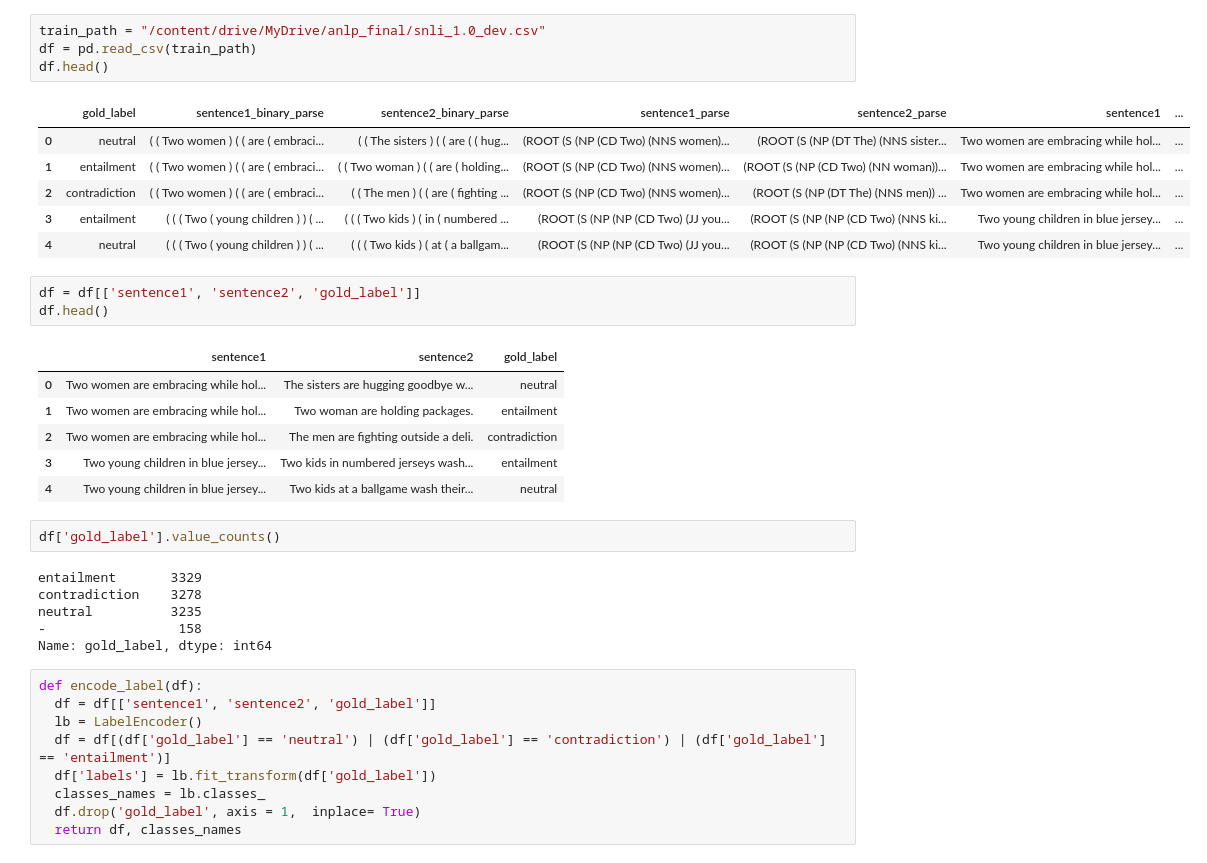
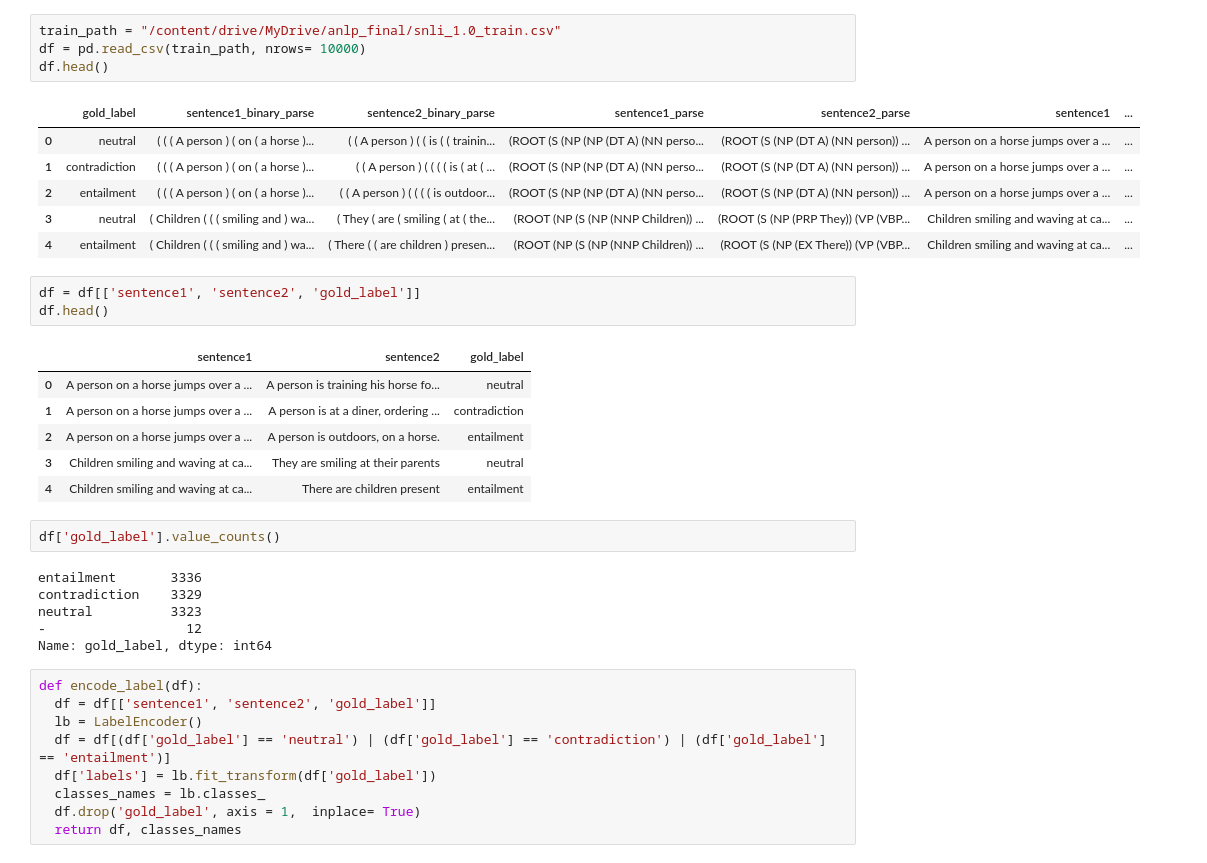
Before and after one commit to dropbear-labs/anlp-project, a Jupyter notebook: ANLP_final_NN.ipynb, the cells around one changed output. Drawn from its saved outputs; the diff is of its cells as text.

```diff
--- a/ANLP_final_NN.ipynb
+++ b/ANLP_final_NN.ipynb
@@ -47,32 +51,32 @@ nltk.download('punkt')
 True
 # %%
-train_path = "/content/drive/MyDrive/anlp_final/snli_1.0_dev.csv"
-df = pd.read_csv(train_path)
+train_path = "/content/drive/MyDrive/anlp_final/snli_1.0_train.csv"
+df = pd.read_csv(train_path, nrows= 10000)
 df.head()
 # %% [output]
 |  | gold_label | sentence1_binary_parse | sentence2_binary_parse | sentence1_parse | sentence2_parse | sentence1 | ... |
-| 0 | neutral | ( ( Two women ) ( ( are ( embraci... | ( ( The sisters ) ( ( are ( ( hug... | (ROOT (S (NP (CD Two) (NNS women)... | (ROOT (S (NP (DT The) (NNS sister... | Two women are embracing while hol... | ... |
-| 1 | entailment | ( ( Two women ) ( ( are ( embraci... | ( ( Two woman ) ( ( are ( holding... | (ROOT (S (NP (CD Two) (NNS women)... | (ROOT (S (NP (CD Two) (NN woman))... | Two women are embracing while hol... | ... |
-| 2 | contradiction | ( ( Two women ) ( ( are ( embraci... | ( ( The men ) ( ( are ( fighting ... | (ROOT (S (NP (CD Two) (NNS women)... | (ROOT (S (NP (DT The) (NNS men)) ... | Two women are embracing while hol... | ... |
-| 3 | entailment | ( ( ( Two ( young children ) ) ( ... | ( ( ( Two kids ) ( in ( numbered ... | (ROOT (S (NP (NP (CD Two) (JJ you... | (ROOT (S (NP (NP (CD Two) (NNS ki... | Two young children in blue jersey... | ... |
-| 4 | neutral | ( ( ( Two ( young children ) ) ( ... | ( ( ( Two kids ) ( at ( a ballgam... | (ROOT (S (NP (NP (CD Two) (JJ you... | (ROOT (S (NP (NP (CD Two) (NNS ki... | Two young children in blue jersey... | ... |
+| 0 | neutral | ( ( ( A person ) ( on ( a horse )... | ( ( A person ) ( ( is ( ( trainin... | (ROOT (S (NP (NP (DT A) (NN perso... | (ROOT (S (NP (DT A) (NN person)) ... | A person on a horse jumps over a ... | ... |
+| 1 | contradiction | ( ( ( A person ) ( on ( a horse )... | ( ( A person ) ( ( ( ( is ( at ( ... | (ROOT (S (NP (NP (DT A) (NN perso... | (ROOT (S (NP (DT A) (NN person)) ... | A person on a horse jumps over a ... | ... |
+| 2 | entailment | ( ( ( A person ) ( on ( a horse )... | ( ( A person ) ( ( ( ( is outdoor... | (ROOT (S (NP (NP (DT A) (NN perso... | (ROOT (S (NP (DT A) (NN person)) ... | A person on a horse jumps over a ... | ... |
+| 3 | neutral | ( Children ( ( ( smiling and ) wa... | ( They ( are ( smiling ( at ( the... | (ROOT (NP (S (NP (NNP Children)) ... | (ROOT (S (NP (PRP They)) (VP (VBP... | Children smiling and waving at ca... | ... |
+| 4 | entailment | ( Children ( ( ( smiling and ) wa... | ( There ( ( are children ) presen... | (ROOT (NP (S (NP (NNP Children)) ... | (ROOT (S (NP (EX There)) (VP (VBP... | Children smiling and waving at ca... | ... |
 # %%
 df = df[['sentence1', 'sentence2', 'gold_label']]
 df.head()
 # %% [output]
 |  | sentence1 | sentence2 | gold_label |
-| 0 | Two women are embracing while hol... | The sisters are hugging goodbye w... | neutral |
-| 1 | Two women are embracing while hol... | Two woman are holding packages. | entailment |
-| 2 | Two women are embracing while hol... | The men are fighting outside a deli. | contradiction |
-| 3 | Two young children in blue jersey... | Two kids in numbered jerseys wash... | entailment |
-| 4 | Two young children in blue jersey... | Two kids at a ballgame wash their... | neutral |
+| 0 | A person on a horse jumps over a ... | A person is training his horse fo... | neutral |
+| 1 | A person on a horse jumps over a ... | A person is at a diner, ordering ... | contradiction |
+| 2 | A person on a horse jumps over a ... | A person is outdoors, on a horse. | entailment |
+| 3 | Children smiling and waving at ca... | They are smiling at their parents | neutral |
+| 4 | Children smiling and waving at ca... | There are children present | entailment |
 # %%
 df['gold_label'].value_counts()
 # %% [output]
-entailment       3329
-contradiction    3278
-neutral          3235
--                 158
+entailment       3336
+contradiction    3329
+neutral          3323
+-                  12
 Name: gold_label, dtype: int64
 # %%
 def encode_label(df):
```
Also changed, not shown: parts of 108 cells of this notebook.
